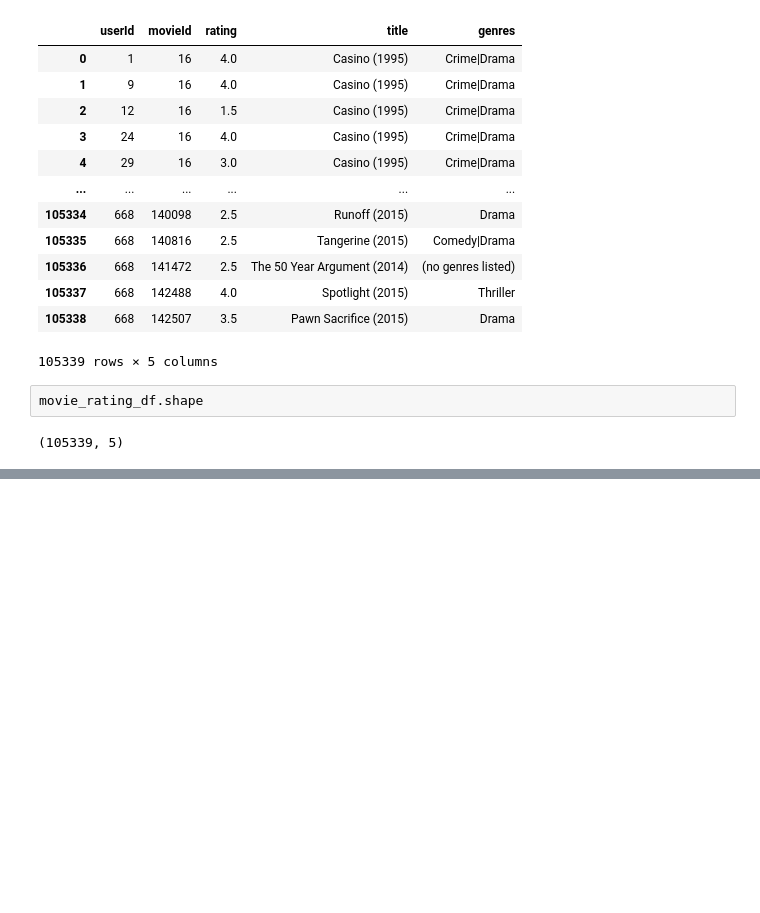
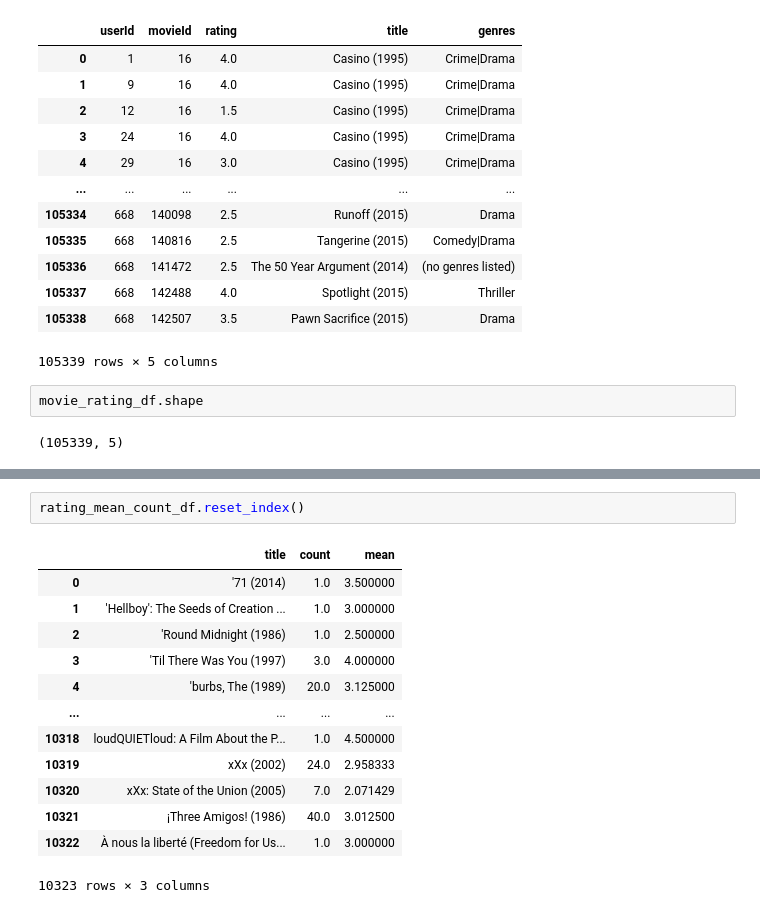
Before and after one commit to sanjip1203/Movie_recommended_system, a Jupyter notebook: recommendation.ipynb, the cells around one changed output, grey strips where cells are left out. Saved outputs shown, nothing was run; the diff lists cells and outputs as text; blank space fills up the shorter version.

```diff
--- a/recommendation.ipynb
+++ b/recommendation.ipynb
@@ -109,0 +200,16 @@ movie_rating_df.shape
+# %%
+rating_mean_count_df.reset_index()
+# %% [output]
+|  | title | count | mean |
+| 0 | '71 (2014) | 1.0 | 3.500000 |
+| 1 | 'Hellboy': The Seeds of Creation ... | 1.0 | 3.000000 |
+| 2 | 'Round Midnight (1986) | 1.0 | 2.500000 |
+| 3 | 'Til There Was You (1997) | 3.0 | 4.000000 |
+| 4 | 'burbs, The (1989) | 20.0 | 3.125000 |
+| ... | ... | ... | ... |
+| 10318 | loudQUIETloud: A Film About the P... | 1.0 | 4.500000 |
+| 10319 | xXx (2002) | 24.0 | 2.958333 |
+| 10320 | xXx: State of the Union (2005) | 7.0 | 2.071429 |
+| 10321 | ¡Three Amigos! (1986) | 40.0 | 3.012500 |
+| 10322 | À nous la liberté (Freedom for Us... | 1.0 | 3.000000 |
+10323 rows × 3 columns
```
Also changed, not shown: parts of 14 cells of this notebook.
